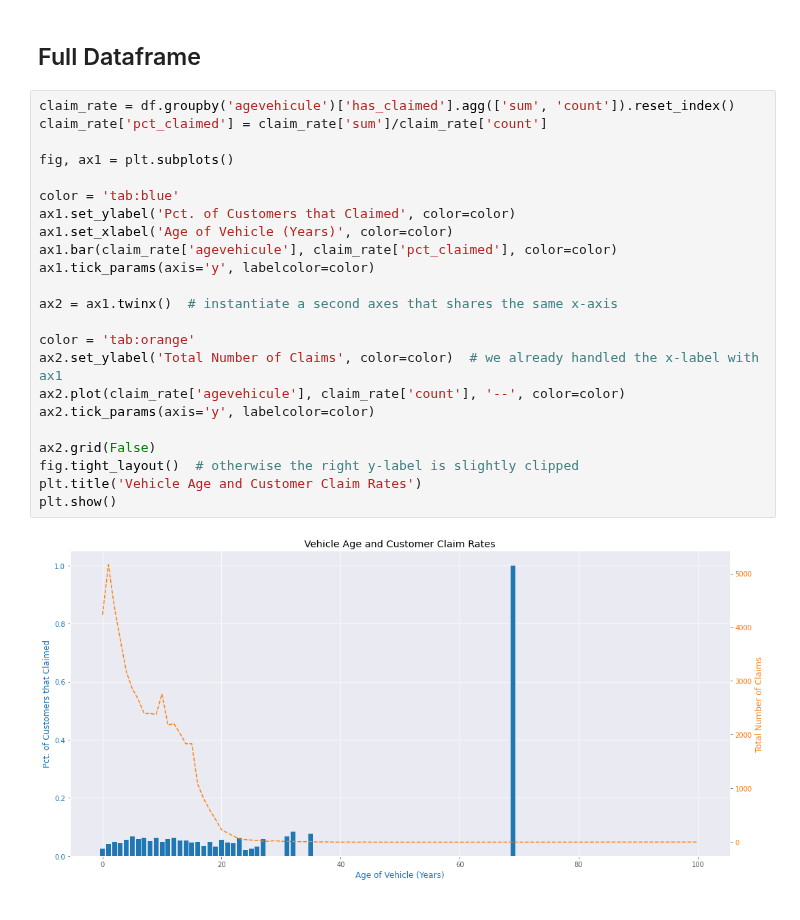
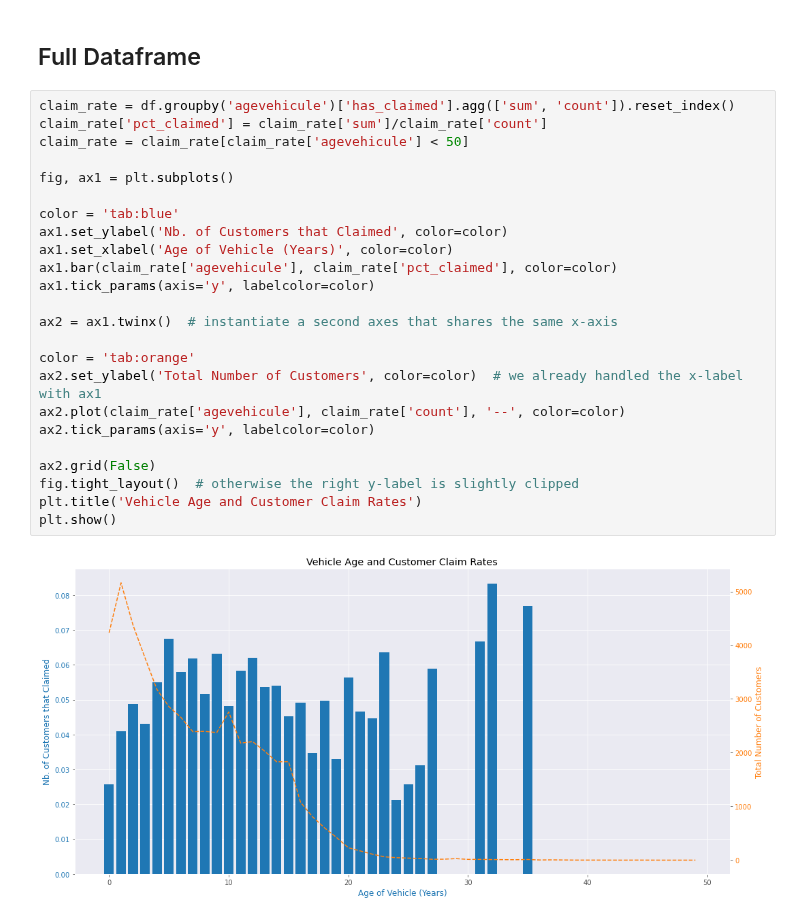
Before and after one commit to daniel-deutsch/FTD, a Jupyter notebook: Insurence Technology/main.ipynb, the cells around one changed output. Drawn from its saved outputs; the diff is of its cells as text.

```diff
--- a/Insurence Technology/main.ipynb
+++ b/Insurence Technology/main.ipynb
@@ -103,28 +133,29 @@ plt.show()
 # %%
 claim_rate = df.groupby('agevehicule')['has_claimed'].agg(['sum', 'count']).reset_index()
 claim_rate['pct_claimed'] = claim_rate['sum']/claim_rate['count']
+claim_rate = claim_rate[claim_rate['agevehicule'] < 50]
 
 fig, ax1 = plt.subplots()
 
 color = 'tab:blue'
-ax1.set_ylabel('Pct. of Customers that Claimed', color=color)
+ax1.set_ylabel('Nb. of Customers that Claimed', color=color)
 ax1.set_xlabel('Age of Vehicle (Years)', color=color)
 ax1.bar(claim_rate['agevehicule'], claim_rate['pct_claimed'], color=color)
 ax1.tick_params(axis='y', labelcolor=color)
 
 ax2 = ax1.twinx()  # instantiate a second axes that shares the same x-axis
 
 color = 'tab:orange'
-ax2.set_ylabel('Total Number of Claims', color=color)  # we already handled the x-label with ax1
+ax2.set_ylabel('Total Number of Customers', color=color)  # we already handled the x-label with ax1
 ax2.plot(claim_rate['agevehicule'], claim_rate['count'], '--', color=color)
 ax2.tick_params(axis='y', labelcolor=color)
 
 ax2.grid(False)
 fig.tight_layout()  # otherwise the right y-label is slightly clipped
 plt.title('Vehicle Age and Customer Claim Rates')
 plt.show()
 # %% [output]
-[figure, old version]
+[figure, new version]
 # %%
 claim_rate = df.groupby('ageconducteur')['has_claimed'].agg(['sum', 'count']).reset_index()
 claim_rate['pct_claimed'] = claim_rate['sum']/claim_rate['count']
```
Also changed, not shown: parts of 20 cells of this notebook.
